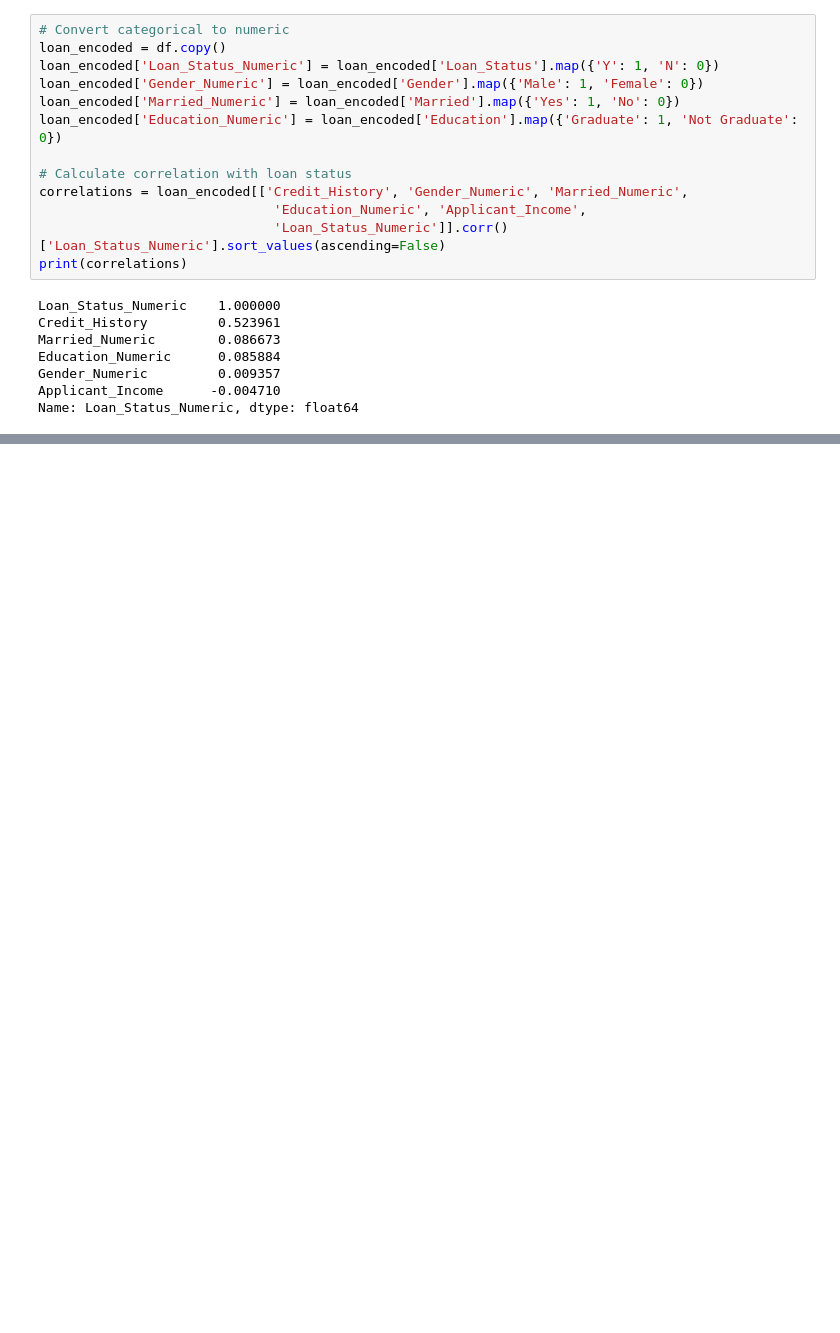
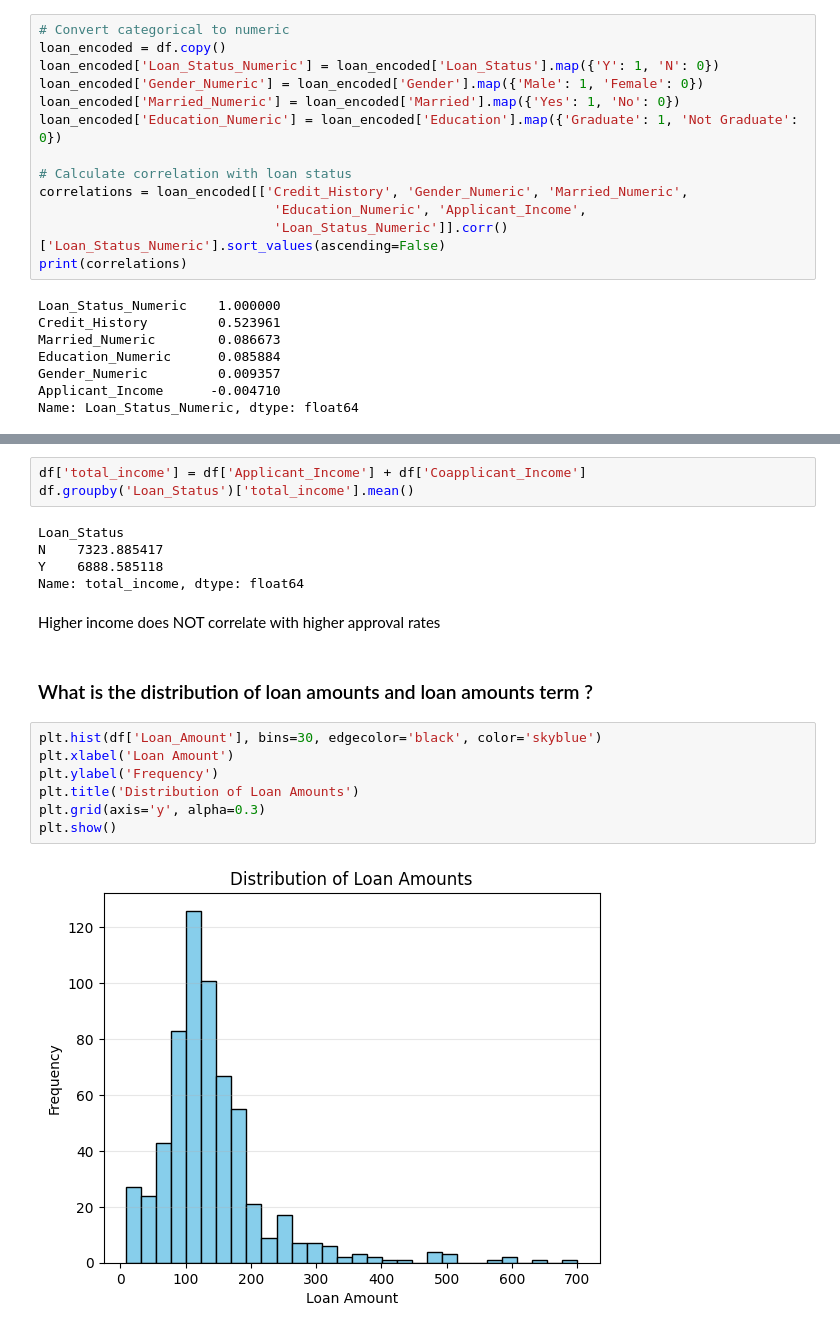
Before and after one commit to Kalebb12/30-days-of-datasets, a Jupyter notebook: Day 22/notebook.ipynb, the cells around one changed output, grey strips where cells are left out. Cells and saved outputs as stored; diff of their text form; blank space fills up the shorter version.

```diff
--- a/Day 22/notebook.ipynb
+++ b/Day 22/notebook.ipynb
@@ -138,0 +148,21 @@ credit history is positively correlated with loan status
+# %%
+df['total_income'] = df['Applicant_Income'] + df['Coapplicant_Income']
+df.groupby('Loan_Status')['total_income'].mean()
+# %% [output]
+Loan_Status
+N    7323.885417
+Y    6888.585118
+Name: total_income, dtype: float64
+# %% [markdown]
+Higher income does NOT correlate with higher approval rates
+# %% [markdown]
+### What is the distribution of loan amounts and loan amounts term ?
+# %%
+plt.hist(df['Loan_Amount'], bins=30, edgecolor='black', color='skyblue')
+plt.xlabel('Loan Amount')
+plt.ylabel('Frequency')
+plt.title('Distribution of Loan Amounts')
+plt.grid(axis='y', alpha=0.3)
+plt.show()
+# %% [output]
+[figure, added]
```
Also changed, not shown: parts of 18 cells of this notebook, 3 other files.
